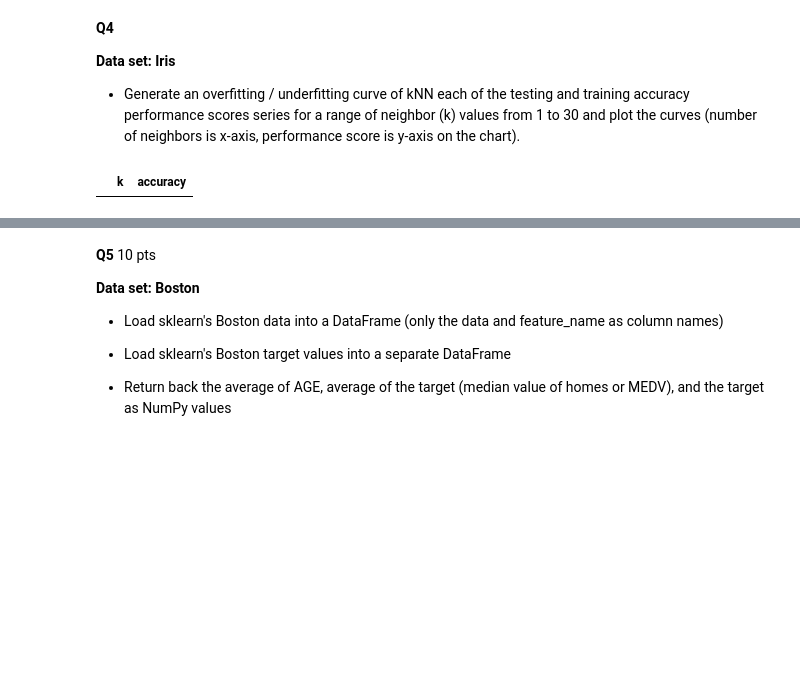
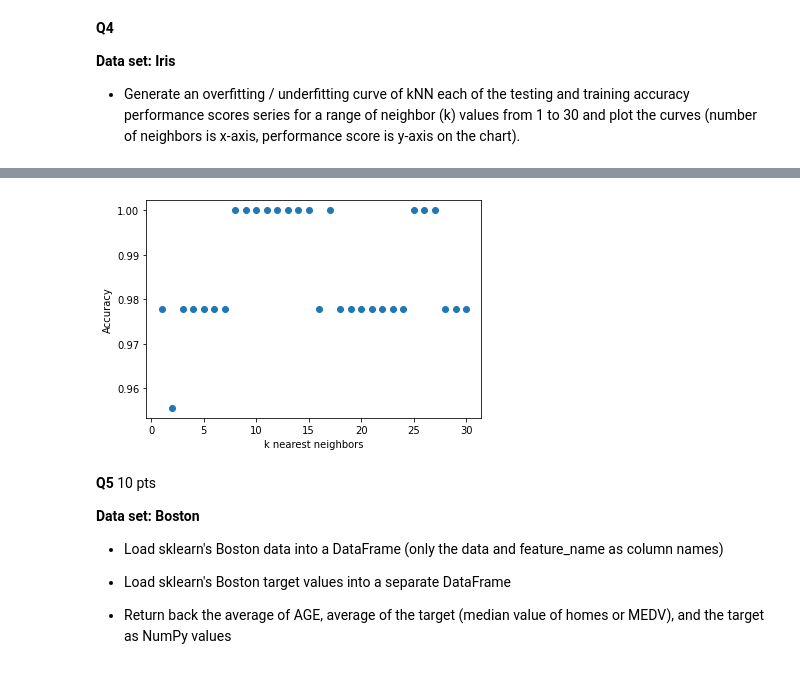
Before and after one commit to mmippolito/cuny_data602_assignment10, a Jupyter notebook: ippolito_assignment10.ipynb, the cells around one changed output, grey strips where cells are left out. Cells and saved outputs as stored; diff of their text form; code cells hidden in the pictures; blank space fills up the shorter version.

```diff
--- a/ippolito_assignment10.ipynb
+++ b/ippolito_assignment10.ipynb
@@ -140,7 +153,6 @@ split = 0.3
 
 # Initialize dataframe to store accuracy scores for each model run
 dfscores = pd.DataFrame(columns=['k', 'accuracy'])
-display(dfscores)
 
 # Iterate over range of k values
 for k in range(1, 31):
@@ -159,7 +171,8 @@ for k in range(1, 31):
     dfscores = pd.concat([dfscores, dfnew], axis=0)
 
 # Plot
-fig = px.scatter(dfscores, x='k', y='accuracy', template='plotly_white')
-fig.show()
+plt.scatter(data=dfscores, x='k', y='accuracy')
+plt.xlabel('k nearest neighbors')
+plt.ylabel('Accuracy')
+plt.show()
 # %% [output]
-|  | k | accuracy |
@@ -168,3 +179,4 @@ fig.show()
+[figure, added]
 # %% [markdown]
 **Q5** 10 pts
 
```
Also changed, not shown: parts of 3 cells of this notebook, 1 other file.
